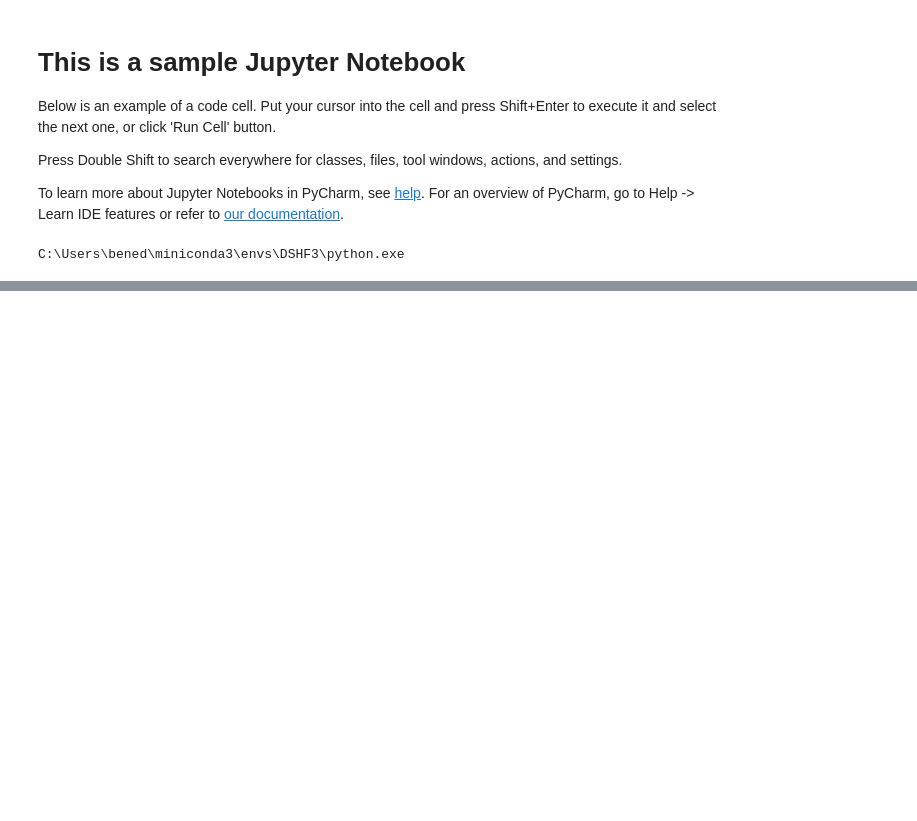
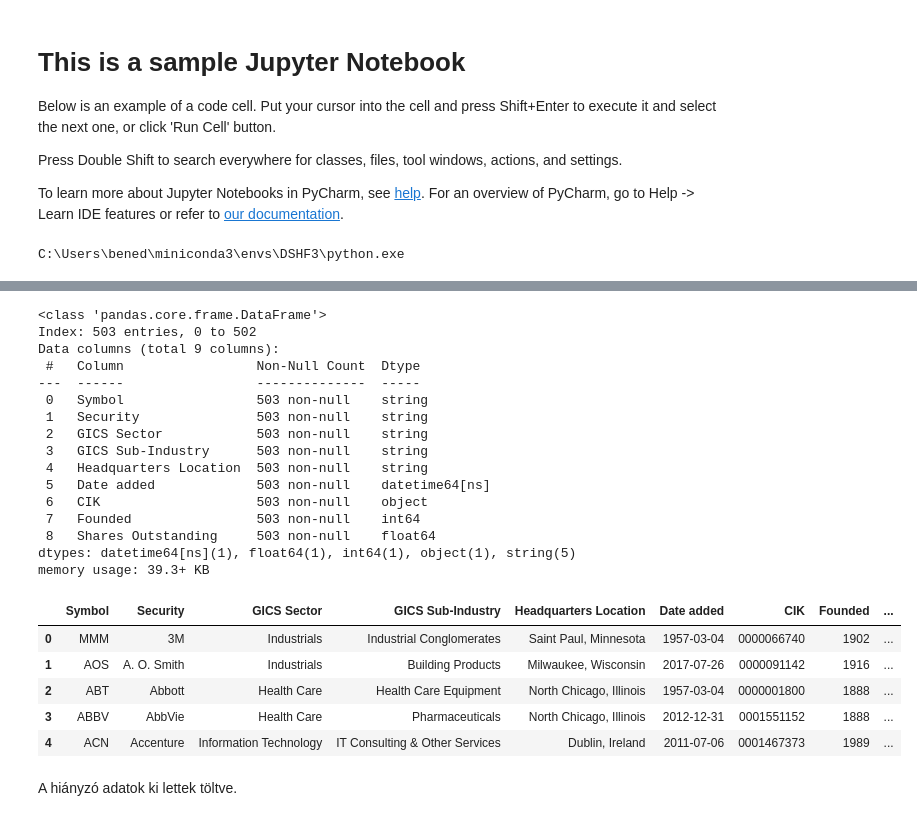
Before and after one commit to Bb1164/Data-Science-HF, a Jupyter notebook: sample.ipynb, the cells around one changed output, grey strips where cells are left out. Cells and saved outputs as stored; diff of their text form; code cells hidden in the pictures; blank space fills up the shorter version.

```diff
--- a/sample.ipynb
+++ b/sample.ipynb
@@ -188,0 +208,2 @@ dtype: int64
+# %%
+sp500.loc[sp500["Symbol"] == "VLTO", "GICS Sub-Industry"] = "Environmental & Facilities Services"
@@ -188,0 +226,46 @@ dtype: int64
+# %%
+missing_map = {
+    "D":   "2016-11-30",
+    "ES":  "2009-07-24",
+    "FCX": "2011-07-01",
+    "HUM": "2012-12-10",
+    "ROK": "2000-03-12",
+    "SRE": "2017-03-17",
+    "TROW":"2019-07-29",
+    "TXN": "2001-03-12",
+    "USB": "1999-11-01",
+    "WM":  "1998-08-31",
+    "WY":  "1979-10-01",
+    "WHR": "1959-04-01",
+}
+
+for sym, date in missing_map.items():
+    sp500.loc[(sp500["Symbol"] == sym) & (sp500["Date added"].isna()), "Date added"] = date
+# %%
+sp500.info()
+sp500.head()
+# %% [output]
+<class 'pandas.core.frame.DataFrame'>
+Index: 503 entries, 0 to 502
+Data columns (total 9 columns):
+ #   Column                 Non-Null Count  Dtype
+---  ------                 --------------  -----
+ 0   Symbol                 503 non-null    string
+ 1   Security               503 non-null    string
+ 2   GICS Sector            503 non-null    string
+ 3   GICS Sub-Industry      503 non-null    string
+ 4   Headquarters Location  503 non-null    string
+ 5   Date added             503 non-null    datetime64[ns]
+ 6   CIK                    503 non-null    object
+ 7   Founded                503 non-null    int64
+ 8   Shares Outstanding     503 non-null    float64
+dtypes: datetime64[ns](1), float64(1), int64(1), object(1), string(5)
+memory usage: 39.3+ KB
+|  | Symbol | Security | GICS Sector | GICS Sub-Industry | Headquarters Location | Date added | CIK | Founded | ... |
+| 0 | MMM | 3M | Industrials | Industrial Conglomerates | Saint Paul, Minnesota | 1957-03-04 | 0000066740 | 1902 | ... |
+| 1 | AOS | A. O. Smith | Industrials | Building Products | Milwaukee, Wisconsin | 2017-07-26 | 0000091142 | 1916 | ... |
+| 2 | ABT | Abbott | Health Care | Health Care Equipment | North Chicago, Illinois | 1957-03-04 | 0000001800 | 1888 | ... |
+| 3 | ABBV | AbbVie | Health Care | Pharmaceuticals | North Chicago, Illinois | 2012-12-31 | 0001551152 | 1888 | ... |
+| 4 | ACN | Accenture | Information Technology | IT Consulting & Other Services | Dublin, Ireland | 2011-07-06 | 0001467373 | 1989 | ... |
+# %% [markdown]
+A hiányzó adatok ki lettek töltve.
```
Also changed, not shown: parts of 32 cells of this notebook.
